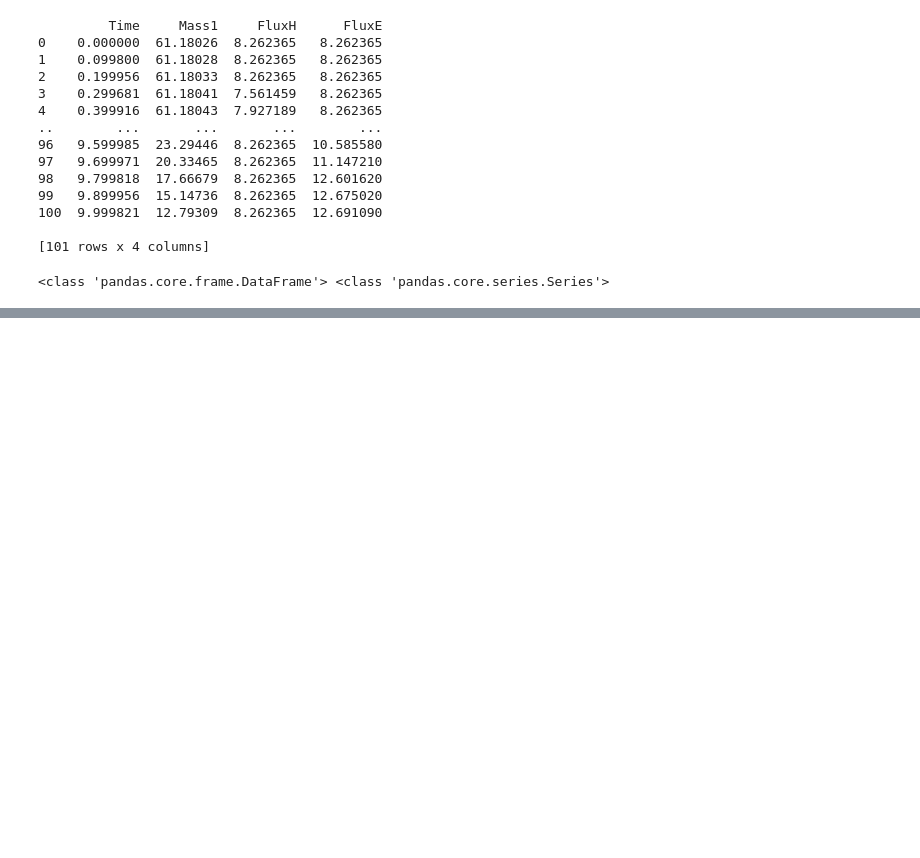
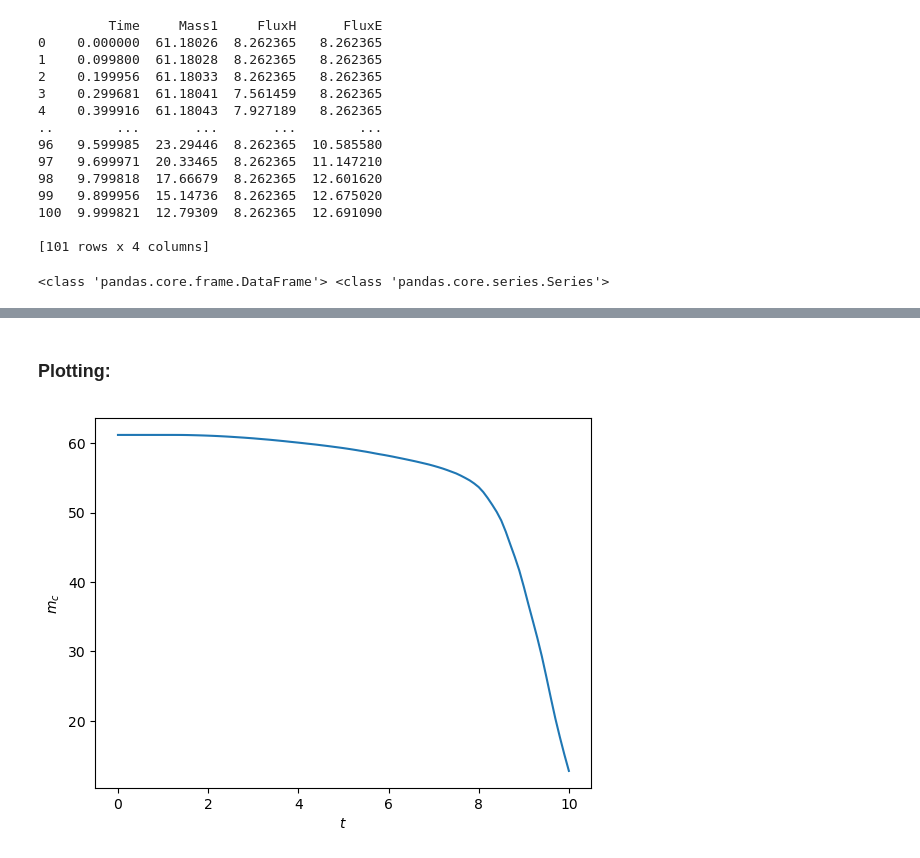
Before and after one commit to wbandabarragan/computational-physics-1, a Jupyter notebook: unit-1/problem-103.ipynb, the cells around one changed output, grey strips where cells are left out. Cells and saved outputs as stored; diff of their text form; code cells hidden in the pictures; blank space fills up the shorter version.

```diff
--- a/unit-1/problem-103.ipynb
+++ b/unit-1/problem-103.ipynb
@@ -38,0 +65,7 @@ print(type(data), type(mass))
+# %%
+# Recomendation
+
+time = np.array(time)
+mass = np.array(mass)
+flxh = np.array(flxh)
+flxb = np.array(flxb)
@@ -38,0 +95,15 @@ print(type(data), type(mass))
+# %% [markdown]
+### Plotting:
+# %%
+# Figure environment
+
+plt.figure()
+
+plt.plot(time, mass)
+
+plt.xlabel(r"$t$")
+plt.ylabel(r"$m_c$")
+
+plt.show()
+# %% [output]
+[figure, added]
```
Also changed, not shown: parts of 18 cells of this notebook, 2 other files.
